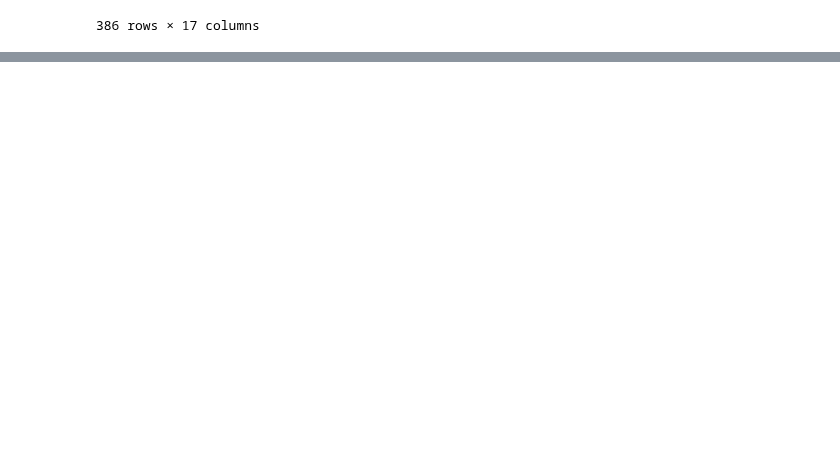
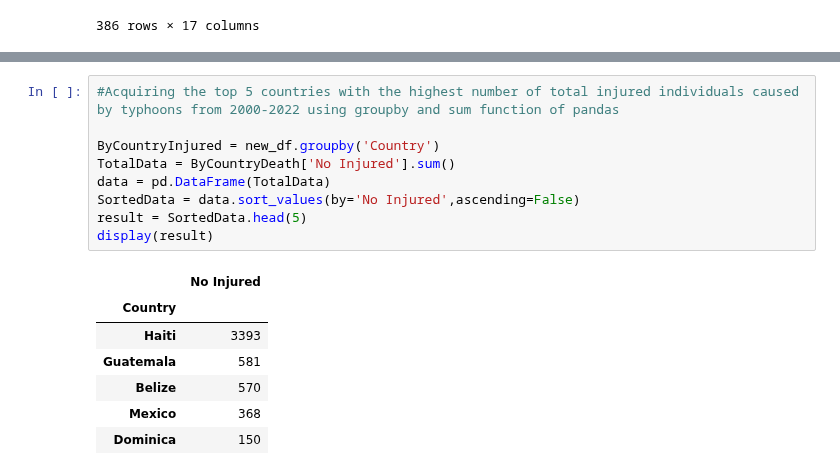
Before and after one commit to GEA960/ITBA-3207_TeamTyphoonAnalysts, a Jupyter notebook: 2000-2022 Data set Codes and Results.ipynb, the cells around one changed output, grey strips where cells are left out. Saved outputs shown, nothing was run; the diff lists cells and outputs as text; blank space fills up the shorter version.

```diff
--- a/2000-2022 Data set Codes and Results.ipynb
+++ b/2000-2022 Data set Codes and Results.ipynb
@@ -122,0 +145,17 @@ Name: Country, dtype: object
+# %%
+#Acquiring the top 5 countries with the highest number of total injured individuals caused by typhoons from 2000-2022 using groupby and sum function of pandas
+
+ByCountryInjured = new_df.groupby('Country')
+TotalData = ByCountryDeath['No Injured'].sum()
+data = pd.DataFrame(TotalData)
+SortedData = data.sort_values(by='No Injured',ascending=False)
+result = SortedData.head(5)
+display(result)
+# %% [output]
+|  | No Injured |
+| Country |  |
+| Haiti | 3393 |
+| Guatemala | 581 |
+| Belize | 570 |
+| Mexico | 368 |
+| Dominica | 150 |
```
Also changed, not shown: parts of 4 cells of this notebook.
